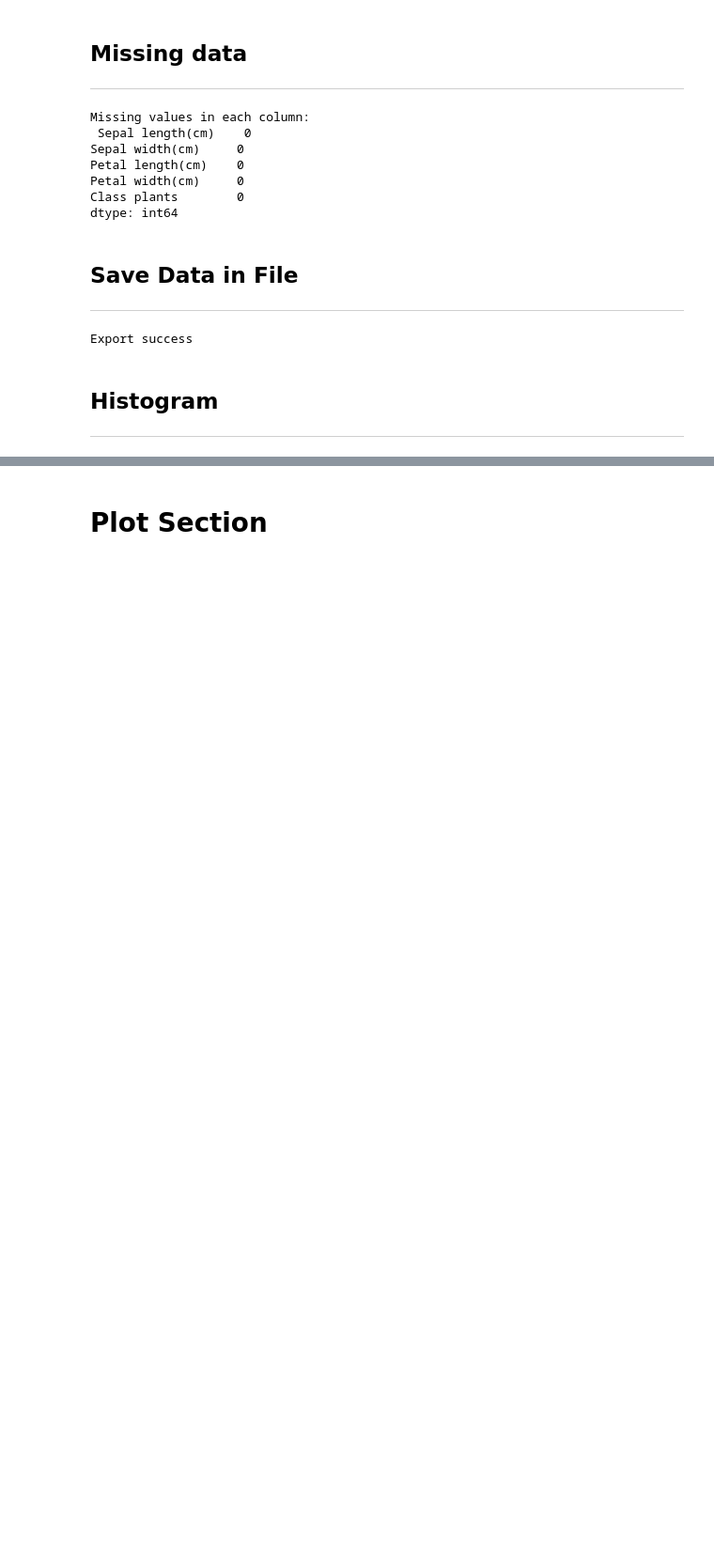
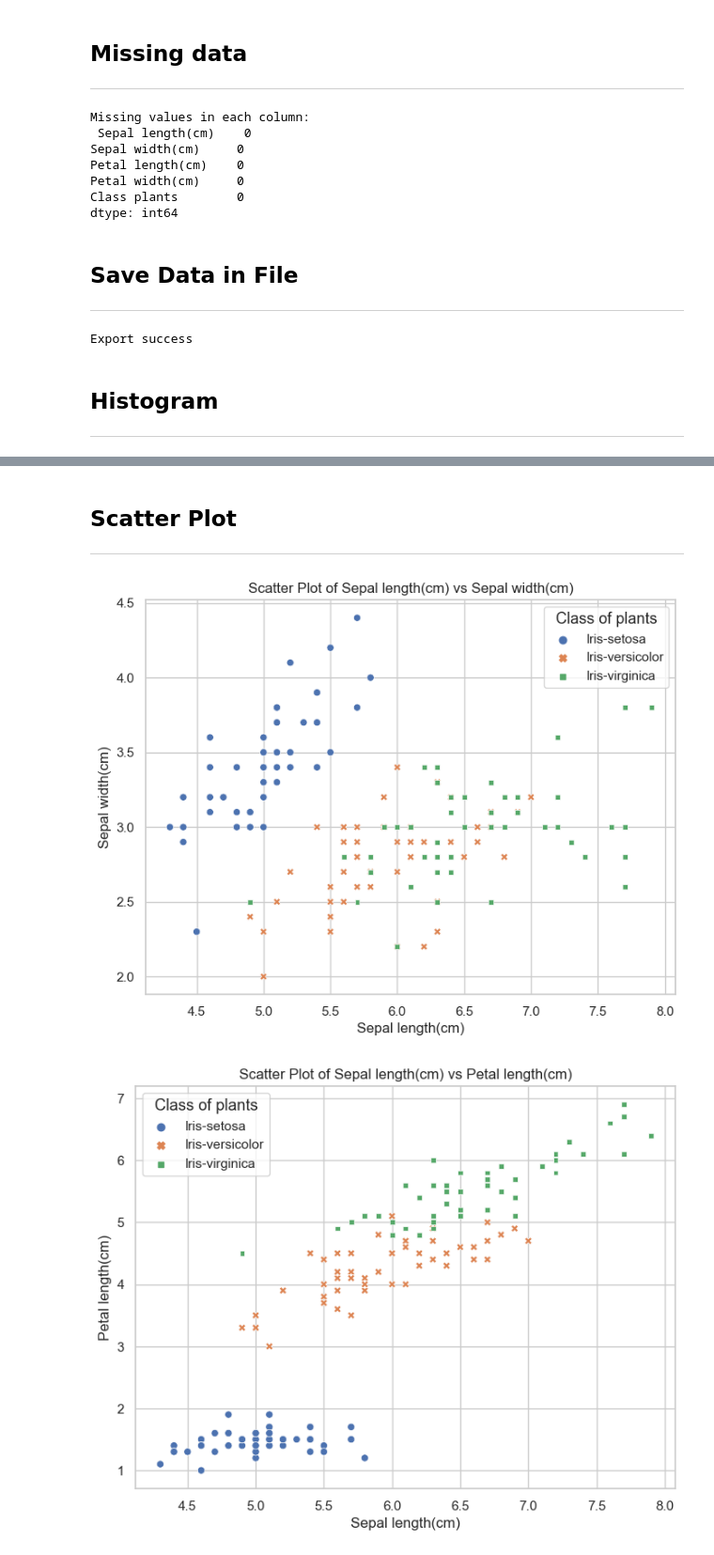
Before and after one commit to ShamansIT/Data_Analytics_Iris_Research, a Jupyter notebook: Analysis.ipynb, the cells around one changed output, grey strips where cells are left out. Shown at 94% size. Cells and saved outputs as stored; diff of their text form; code cells hidden in the pictures; blank space fills up the shorter version.

Commit message:
Add histogram Add 3d plot viz

```diff
--- a/Analysis.ipynb
+++ b/Analysis.ipynb
@@ -157,2 +165,21 @@ for column in iris_df.columns:
 # %% [markdown]
-# Plot Section
+## Scatter Plot
+***
+# %%
+# Exclude last collum with names
+scatter_data = iris_df.columns[:-1]
+
+# Creating and saving Scatter plots
+for i, var1 in enumerate(scatter_data):
+    for var2 in scatter_data[i+1:]:
+        plt.figure(figsize=(8, 6))
+        scatter_plot = sns.scatterplot(data=iris_df, x=var1, y=var2, hue='Class plants', style='Class plants', palette='deep')
+        scatter_plot.set_title(f'Scatter Plot of {var1} vs {var2}')
+        plt.legend(title='Class of plants', title_fontsize='13', fontsize='11')
+        # Save plots
+        plt.savefig(f'images/{var1}_vs_{var2}_scatter.png')
+        plt.show()
+        plt.close()
+# %% [output]
+[figure, added]
+[figure, added]
```
Also changed, not shown: parts of 6 cells of this notebook, 13 other files.
